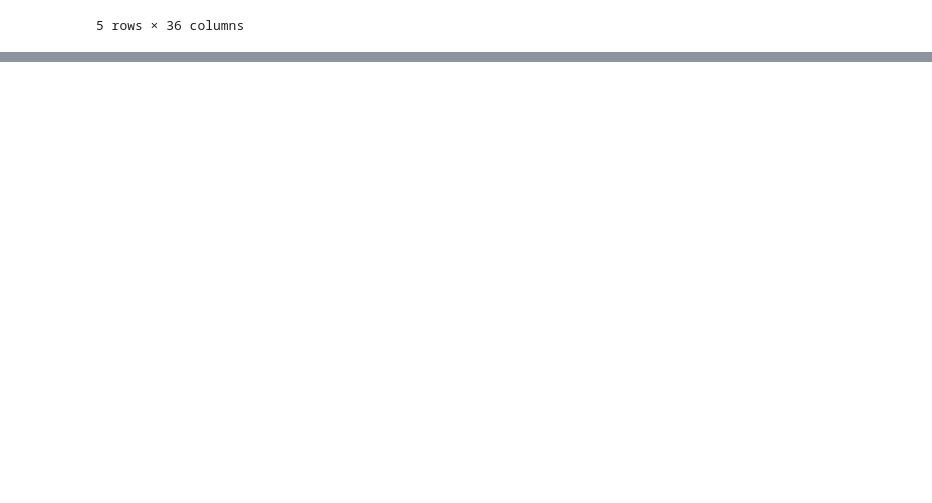
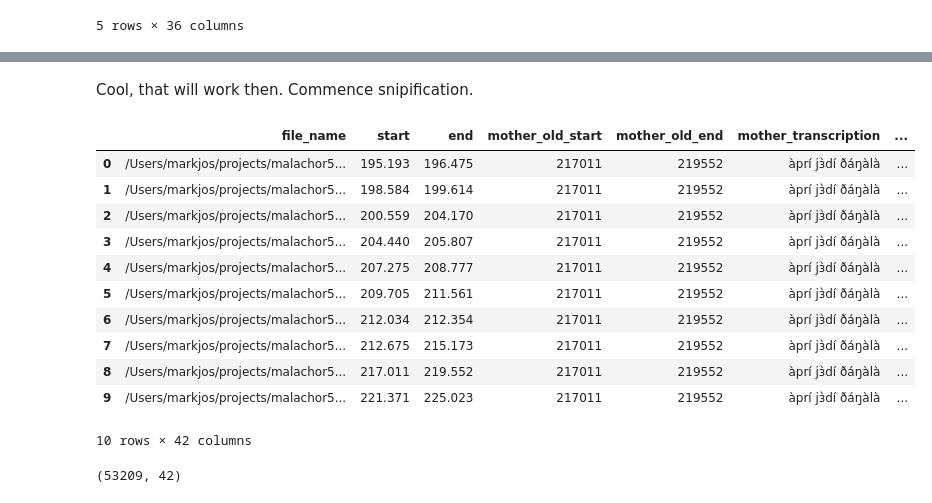
Before and after one commit to markjosims/malachor5, a Jupyter notebook: notebooks/split_dataset.ipynb, the cells around one changed output, grey strips where cells are left out. Drawn from its saved outputs; the diff is of its cells as text; code cells hidden in the pictures; blank space fills up the shorter version.

Commit message:
data stuff

```diff
--- a/notebooks/split_dataset.ipynb
+++ b/notebooks/split_dataset.ipynb
@@ -332,0 +532,3 @@ merge_df.head()
+# %%
+vad_df['merged_timestamps']=vad_df.apply(merge_timestamps, axis=1)
+vad_df['merged_timestamps']
@@ -332,0 +661,51 @@ merge_df.head()
+# %% [markdown]
+Cool, that will work then. Commence snipification.
+# %%
+snippet_dir='/Users/markjos/projects/malachor5/data/tira-code-mixed-snippets'
+snippet_clips='/Users/markjos/projects/malachor5/data/tira-code-mixed-snippets/clips'
+
+def make_clips_for_record(row):
+    clip=row['file_name']
+    clip_fullpath=os.path.join('../data/tira-code-mixed', clip)
+    record_start=row['60s_start']
+    timestamps = row['timestamps']
+    snippet_paths=[]
+    for timestamp in timestamps:
+        start=(timestamp[0]*1_000)-record_start
+        end=(timestamp[-1]*1_000)-record_start
+
+        wav, _= librosa.load(clip_fullpath, sr=16_000, mono=True)
+
+        snippet_paths.append(clip_segment(
+            wav=wav,
+            start_ms=start,
+            end_ms=end,
+            wav_basename=clip,
+            target_dir=snippet_dir,
+        ))
+    record_df = pd.DataFrame({
+        'file_name': snippet_paths,
+        'start': [t[0] for t in timestamps],
+        'end': [t[-1] for t in timestamps],
+    })
+    for col, val in row.items():
+        if type(val) is list:
+            continue
+        record_df['mother_'+col]=val
+
+    return record_df
+
+make_clips_for_record(vad_df.iloc[0])
+# %% [output]
+|  | file_name | start | end | mother_old_start | mother_old_end | mother_transcription | ... |
+| 0 | /Users/markjos/projects/malachor5... | 195.193 | 196.475 | 217011 | 219552 | àprí jɜ̀dí ðáŋàlà | ... |
+| 1 | /Users/markjos/projects/malachor5... | 198.584 | 199.614 | 217011 | 219552 | àprí jɜ̀dí ðáŋàlà | ... |
+| 2 | /Users/markjos/projects/malachor5... | 200.559 | 204.170 | 217011 | 219552 | àprí jɜ̀dí ðáŋàlà | ... |
+| 3 | /Users/markjos/projects/malachor5... | 204.440 | 205.807 | 217011 | 219552 | àprí jɜ̀dí ðáŋàlà | ... |
+| 4 | /Users/markjos/projects/malachor5... | 207.275 | 208.777 | 217011 | 219552 | àprí jɜ̀dí ðáŋàlà | ... |
+| 5 | /Users/markjos/projects/malachor5... | 209.705 | 211.561 | 217011 | 219552 | àprí jɜ̀dí ðáŋàlà | ... |
+| 6 | /Users/markjos/projects/malachor5... | 212.034 | 212.354 | 217011 | 219552 | àprí jɜ̀dí ðáŋàlà | ... |
+| 7 | /Users/markjos/projects/malachor5... | 212.675 | 215.173 | 217011 | 219552 | àprí jɜ̀dí ðáŋàlà | ... |
+| 8 | /Users/markjos/projects/malachor5... | 217.011 | 219.552 | 217011 | 219552 | àprí jɜ̀dí ðáŋàlà | ... |
+| 9 | /Users/markjos/projects/malachor5... | 221.371 | 225.023 | 217011 | 219552 | àprí jɜ̀dí ðáŋàlà | ... |
+10 rows × 42 columns
@@ -332,0 +714,5 @@ merge_df.head()
+# %%
+snippet_df=pd.concat(record_dfs.tolist())
+snippet_df.shape
+# %% [output]
+(53209, 42)
```
Also changed, not shown: parts of 46 cells of this notebook.
